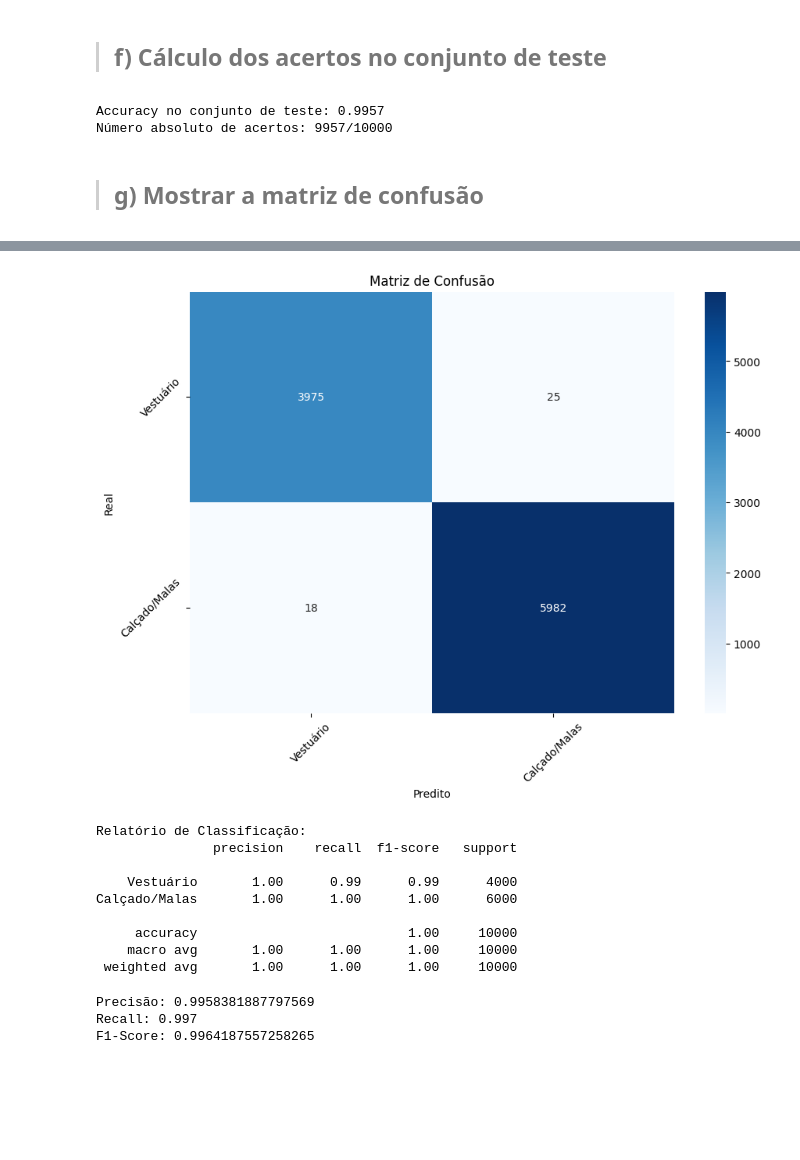
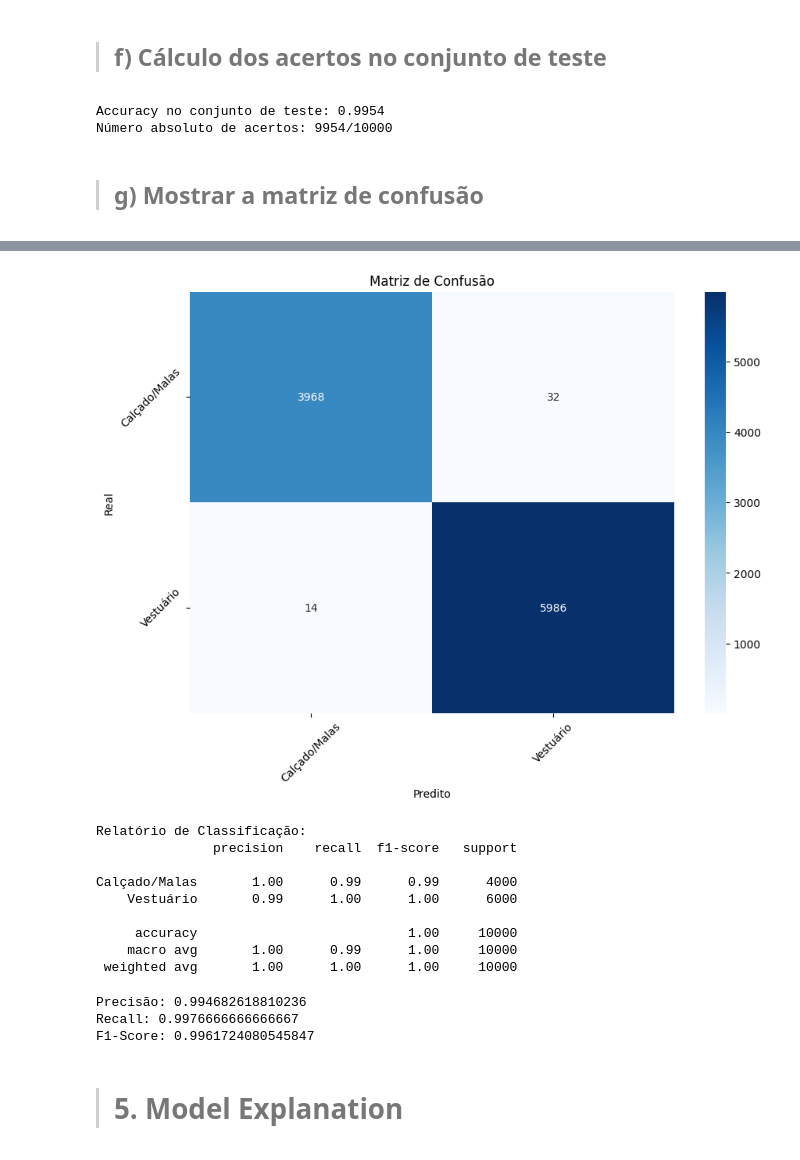
Before and after one commit to Kinpau/APVC_Projeto, a Jupyter notebook: notebooks/D1Parte2-Grupo7.ipynb, the cells around one changed output, grey strips where cells are left out. Cells and saved outputs as stored; diff of their text form; code cells hidden in the pictures; blank space fills up the shorter version.

```diff
--- a/notebooks/D1Parte2-Grupo7.ipynb
+++ b/notebooks/D1Parte2-Grupo7.ipynb
@@ -189,8 +190,8 @@ IMG_HEIGHT = 28
 IMG_WIDTH = 28
 
 # constantes - labels/classes
-LABELS = ["Vestuário",
-          "Calçado/Malas"]
+LABELS = ["Calçado/Malas",
+          "Vestuário"]
 N_CLASSES = 2
 
 print("IMG_HEIGHT: " + str(IMG_HEIGHT))
@@ -229,8 +230,8 @@ BINARY_MAP = {
 y_train = np.vectorize(BINARY_MAP.get)(y_train)
 y_test = np.vectorize(BINARY_MAP.get)(y_test)
 
-y_train = keras.utils.to_categorical(y_train,N_CLASSES)
-y_test = keras.utils.to_categorical(y_test,N_CLASSES)
+y_train = keras.utils.to_categorical(y_train,N_CLASSES)[:, 1]
+y_test = keras.utils.to_categorical(y_test,N_CLASSES)[:, 1]
 
 # Visualizar a primeira imagem do conjunto de treino
 plt.imshow(x_train[3], cmap="Greys")
@@ -276,7 +277,8 @@ modelo = keras.Sequential([
     layers.Flatten(),  # Transformar imagem 28x28 num vetor 1D
     layers.Dense(128, activation='relu'),
     layers.Dropout(0.2),
-    layers.Dense(N_CLASSES, activation='softmax')  # Camada de saída com as 10 classes da label
+    layers.Dense(1),  # Camada de saída com a classe da label
+    layers.Activation('sigmoid'),
 ])
 # %% [markdown]
 # <a class='anchor' id='3.3'></a>
@@ -284,7 +286,7 @@ modelo = keras.Sequential([
 > ## **c) Compilar a rede**
 # %%
 # Compilar o modelo
-modelo.compile(optimizer='adam', loss='categorical_crossentropy', metrics=['accuracy', tf.keras.metrics.Precision(), tf.keras.metrics.Recall()])
+modelo.compile(optimizer='adam', loss='binary_crossentropy', metrics=['accuracy', tf.keras.metrics.Precision(), tf.keras.metrics.Recall()])
 # %% [markdown]
 # <a class='anchor' id='3.4'></a>
 
@@ -392,8 +396,8 @@ num_acertos = int(test_acc * x_test.shape[0])
 print(f'Accuracy no conjunto de teste: {test_acc:.4f}')
 print(f'Número absoluto de acertos: {num_acertos}/{x_test.shape[0]}')
 # %% [output]
-Accuracy no conjunto de teste: 0.9957
-Número absoluto de acertos: 9957/10000
+Accuracy no conjunto de teste: 0.9954
+Número absoluto de acertos: 9954/10000
 # %% [markdown]
 # <a class='anchor' id='3.7'></a>
 
@@ -401,8 +405,8 @@ Número absoluto de acertos: 9957/10000
 # %%
 # Predições e matriz de confusão
 y_pred = modelo.predict(x_test)
-y_pred_classes = np.argmax(y_pred, axis=1)
-y_true_classes = np.argmax(y_test, axis=1)
+y_pred_classes = y_pred>0.5
+y_true_classes = y_test
 
 cm = confusion_matrix(y_true_classes, y_pred_classes)
 plt.figure(figsize=(10, 7))
@@ -418,4 +422,4 @@ plt.show()
-[figure, old version]
+[figure, new version]
 # %%
 # Relatório de classificação
 print("Relatório de Classificação:")
@@ -424,11 +428,11 @@ print(classification_report(y_true_classes, y_pred_classes, target_names=LABELS)
 Relatório de Classificação:
                precision    recall  f1-score   support
 
-    Vestuário       1.00      0.99      0.99      4000
-Calçado/Malas       1.00      1.00      1.00      6000
+Calçado/Malas       1.00      0.99      0.99      4000
+    Vestuário       0.99      1.00      1.00      6000
 
      accuracy                           1.00     10000
-    macro avg       1.00      1.00      1.00     10000
+    macro avg       1.00      0.99      1.00     10000
  weighted avg       1.00      1.00      1.00     10000
 # %%
 TP = cm[1, 1]  # Verdadeiro Positivo
@@ -445,6 +449,10 @@ print(f"Precisão: {precision}")
 print(f"Recall: {recall}")
 print(f"F1-Score: {f1_score}")
 # %% [output]
-Precisão: 0.9958381887797569
-Recall: 0.997
-F1-Score: 0.9964187557258265
+Precisão: 0.994682618810236
+Recall: 0.9976666666666667
+F1-Score: 0.9961724080545847
+# %% [markdown]
+# <a class='anchor' id='5'></a>
+
+> # **5. Model Explanation**
```
Also changed, not shown: parts of 11 cells of this notebook, 3 other files.
